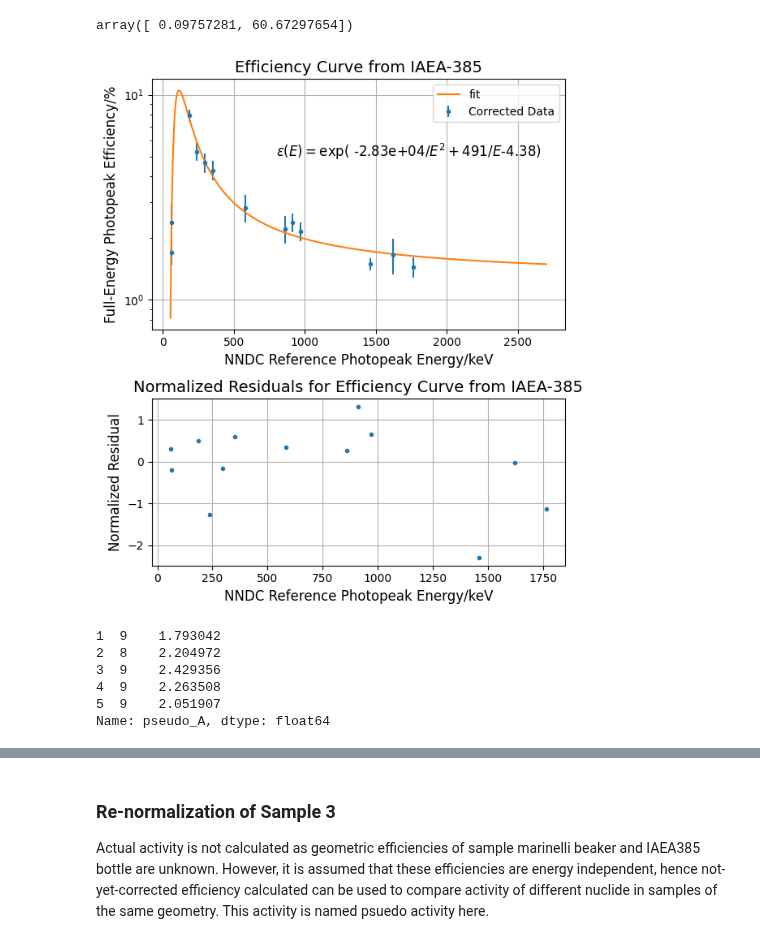
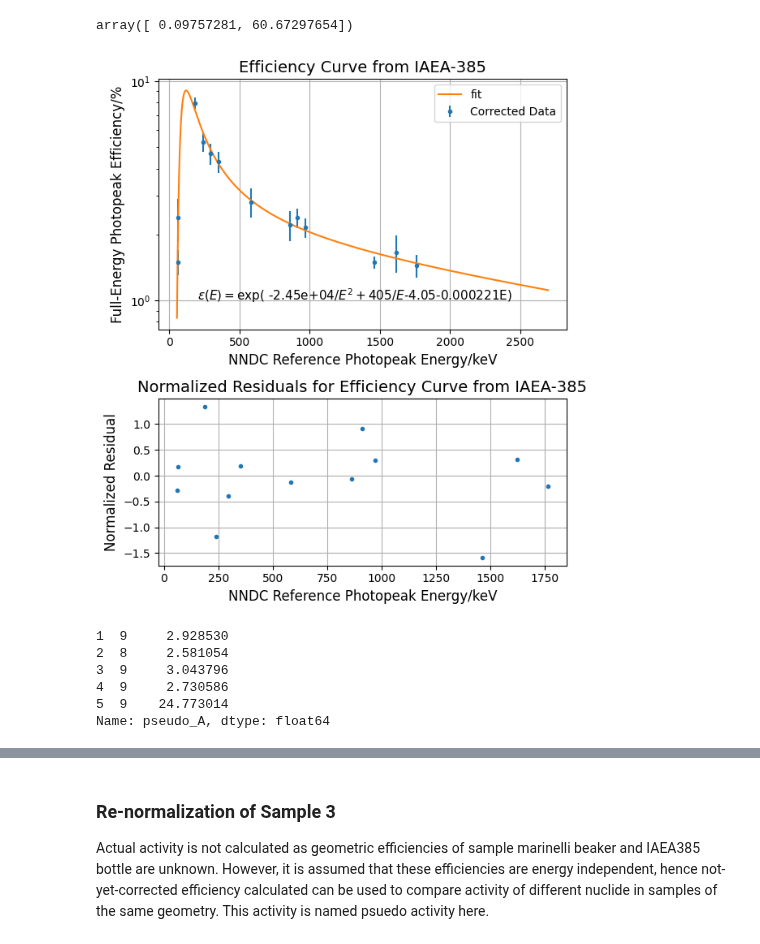
Before and after one commit to ngcnpeter/HPGe_lab_y3, a Jupyter notebook: formal_report.ipynb, the cells around one changed output, grey strips where cells are left out. Cells and saved outputs as stored; diff of their text form; code cells hidden in the pictures.

```diff
--- a/formal_report.ipynb
+++ b/formal_report.ipynb
@@ -33,3 +33,13 @@ Spectra().df
 | 7 | Sample2_31_10_23_14_08.csv | 690516.01 | 693190.81 | 4.447199 |
 | 8 | Sample3_07_11_23_Tue_11_50.csv | 592161.76 | 594479.48 | 2.488062 |
 | 9 | Sample4_13_11_23_Mon_14_06.csv | 523881.40 | 525880.09 | 4.665623 |
+# %%
+sample_df = pd.DataFrame(
+{'Sample':[1,2,3,4,'IAEA-385'],
+'Depth/cm':['0-10','10-20','20-30','30-40','--'],
+'Beaker mass/kg':[0.0583,0.0576,0.0581,0.0581,0],
+'Gross mass/kg':[0.4279,0.5733,0.5399,0.5585,0]})
+sample_df['Net mass/kg'] = sample_df['Gross mass/kg'] - sample_df['Beaker mass/kg']
+sample_df.loc[4,'Net mass/kg'] =0.05
+#print(sample_df.to_latex(index = False,column_format = 'c|c|c|c|c'))
+list(sample_df['Net mass/kg'])
@@ -74,13 +92,14 @@ pk_path_ls = sorted(listdir('Data/Peaks_final'))[1:] #peak csv path list
 #concat all modified peak dataframe
 pk_path_ls = [pk_path_ls[1]] + pk_path_ls[2:] + [pk_path_ls[0]] #reorder such that: bg, sample 1-4, iaea
 df = pd.concat([peak_df_new(peak_df('Data/Peaks_final/'+path)) for path in pk_path_ls],keys = range(len(pk_path_ls)))
-
+m_arr = [1]+list(sample_df['Net mass/kg'])
 #rescale sample 3
 df.loc[3,['Net_Area_Count','Peak_CPS','Peak_CPS_BR']] = df.loc[3,['Net_Area_Count','Peak_CPS','Peak_CPS_BR']].values * Spec(3).S
-df.loc[3,'Net_Area_err'] = err_prop(df.loc[3,'Net_Area_Count'].values,df.loc[3,'Net_Area_err'].values)
+df.loc[3,'Net_Area_err'] = err_prop(df.loc[3,'Net_Area_Count'].values,df.loc[3,'Net_Area_err'].values) #error propagation
 #correct Ra226 186.211keV line count rate
-df.loc[df[df['nndc_peak_energy']==186.211].index,'Peak_CPS'] *= 0.571
+df.loc[df[df['nndc_peak_energy']==186.211].index,['Peak_CPS','Peak_CPS_BR']] *= 0.571
 df['rel_err'] = df['Net_Area_err']/df['Net_Area_Count'] #relative error in area
+df['Peak_CPS_BR_m'] = df['Peak_CPS_BR']/np.concatenate([np.full(len(df.loc[i]),m_arr[i])for i in range(6)]) #per mass
 # %%
 iaea_df = df.loc[5]
 bg_df = df.loc[0]
@@ -102,9 +121,9 @@ iaea_df['Peak_CPS_BR_corr'] = iaea_df['Peak_CPS_BR']-iaea_df['Peak_CPS_BR_bg']
 iaea_df['Peak_CPS_BR_corr_err'] = np.sqrt((iaea_df['Peak_CPS_BR']*iaea_df['rel_err'])**2
                                     +(iaea_df['Peak_CPS_BR_bg']*iaea_df['rel_err_bg'])**2)
 iaea_df['eff'] = iaea_df['Peak_CPS_BR_corr']/(iaea_df['Abs_Activity']*iaea_mass) #efficiency
-#correction for composite peak at 186.211 (Gilmore p.321)
-Ra226_index = iaea_df[iaea_df['nndc_peak_energy']==186.211].index
-iaea_df.loc[Ra226_index,'eff'] *= 0.571
+# #correction for composite peak at 186.211 (Gilmore p.321)
+# Ra226_index = iaea_df[iaea_df['nndc_peak_energy']==186.211].index
+# iaea_df.loc[Ra226_index,'eff'] *= 0.571
 #error propagation (assume poisson noise for peak cps error)
 iaea_df['eff_err']=iaea_df['eff']* np.sqrt((iaea_df['Net_Area_err']/iaea_df['Net_Area_Count'])**2+
 (iaea_df['Abs_Activity_Unc']/iaea_df['Abs_Activity'])**2 + 0.05**2) #0.05**2 from percentage error of mass
@@ -119,16 +153,16 @@ Int64Index([23], dtype='int64')
 # %%
-def eff_fit(x,a,b,c):
+def eff_fit(x,a,b,c,d):
     '''Efficiency fit function
        x: energy (independent variable)
        p: parameter array
        this form of equation is suggested in Gilmore p.193'''
-    return np.poly1d([a,b,c])(1/x)
+    return d*x+np.poly1d([a,b,c])(1/x)
 
 U238_E = [63.29, 1001.030, 186.211,351.932 ,295.224, 1764.491 ]
 Th232_E = [ 911.204 ,  968.971 , 238.632, 1620.5,583.187,860.557]
 eff_df = iaea_df[iaea_df['nndc_peak_energy'].isin(U238_E+Th232_E+[59.5409,1460.82])]
 x_eff = eff_df['nndc_peak_energy']
-eff_par, eff_cov = curve_fit(eff_fit,x_eff,np.log(eff_df['eff']),p0 = [0.001,0.01,0.1])
+eff_par, eff_cov = curve_fit(eff_fit,x_eff,np.log(eff_df['eff']))
 eff_par_err = np.sqrt(np.diag(eff_cov))
 print('efficiency fit parameters:', eff_par)
 print('efficiency fit parameters errors:',eff_par_err)
@@ -351,43 +395,45 @@ array([ 0.09757281, 60.67297654])
 # %%
 fig, ax = plt.subplots(nrows =2, ncols =1,figsize = (6,7), gridspec_kw={'height_ratios': [3, 2]})
 
 ax[0].set_title('Efficiency Curve from IAEA-385',fontsize = title_size)
 ax[0].errorbar(x_eff,100*eff_df['eff'],yerr =100*eff_df['eff_err'], fmt = '.',label = 'Corrected Data')
 #ax[0].errorbar(x_eff,100*eff_df['Peak_CPS_BR']/(eff_df['Abs_Activity']*iaea_mass),yerr =100*eff_df['eff_err'], fmt = 'x',label = 'Original Data')
 ax[0].plot(np.linspace(55,2700,10000),100*np.exp(eff_fit(np.linspace(55,2700,10000),*eff_par)),label = 'fit')
 ax[0].set_xlabel('NNDC Reference Photopeak Energy/keV',fontsize = label_size)
 ax[0].set_ylabel('Full-Energy Photopeak Efficiency/%',fontsize = label_size)
 #plt.xscale('log')
 ax[0].set_yscale('log')
 ax[0].legend()
 ax[0].grid()
-ax[0].text(800,5,r'$\varepsilon (E) = \exp ($'+f' {eff_par[0]:.3g}'+r'$/E^2 + $'
-+f'{eff_par[1]:.3g}'+r'$/E $'+f'{eff_par[2]:.3g})', fontsize = 12)
+ax[0].text(200,1,r'$\varepsilon (E) = \exp ($'+f' {eff_par[0]:.3g}'+r'$/E^2 + $'
++f'{eff_par[1]:.3g}'+r'$/E $'+f'{eff_par[2]:.3g}'+f'{eff_par[3]:.3g}E)', fontsize = 11)
 
 ax[1].set_title('Normalized Residuals for Efficiency Curve from IAEA-385',fontsize = title_size)
 ax[1].plot(x_eff,(eff_df['eff']-np.exp(eff_fit(x_eff,*eff_par)))/eff_df['eff_err'],'.')
 ax[1].set_xlabel('NNDC Reference Photopeak Energy/keV',fontsize = label_size)
 ax[1].set_ylabel('Normalized Residual',fontsize = label_size)
 ax[1].grid()
 
 fig.tight_layout()
 plt.savefig('formal_report_plots/eff_cal.pdf')
 # %% [output]
-[figure, old version]
+[figure, new version]
 # %%
 sample_mass = np.array([0.427-0.0583, 0.5733-0.0576,0.5399-0.0581,0.5585-0.0581 ])
 live_time = np.array(Spec(0).live_time)
 df['Peak_CPS_BR_corr'] = df['Peak_CPS_BR']-df['Peak_CPS_BR_bg']
 df['Peak_CPS_BR_corr_err'] = np.sqrt((df['Peak_CPS_BR']*df['rel_err'])**2
                                     +(df['Peak_CPS_BR_bg']*df['rel_err_bg'])**2)
-df['pseudo_A'] = df['Peak_CPS_BR_corr']/df['eff']
+#pseudo activity per mass
+m_arr_2 = np.concatenate([np.full(len(df.loc[i]),m_arr[i])for i in range(6)]) #mass array compatible with df
+df['pseudo_A'] = df['Peak_CPS_BR_corr']/df['eff']/m_arr_2
 df['pseudo_A_err'] = df['pseudo_A']*np.sqrt((df['Peak_CPS_BR_corr_err']/df['Peak_CPS_BR_corr'])**2
                                            +(df['eff_err']/df['eff'])**2)
 df[df['Nuclide']=='Ra226']['pseudo_A']
 # %% [output]
-1  9    1.793042
-2  8    2.204972
-3  9    2.429356
-4  9    2.263508
-5  9    2.051907
+1  9     2.928530
+2  8     2.581054
+3  9     3.043796
+4  9     2.730586
+5  9    24.773014
 Name: pseudo_A, dtype: float64
```
Also changed, not shown: parts of 25 cells of this notebook, 5 other files.
